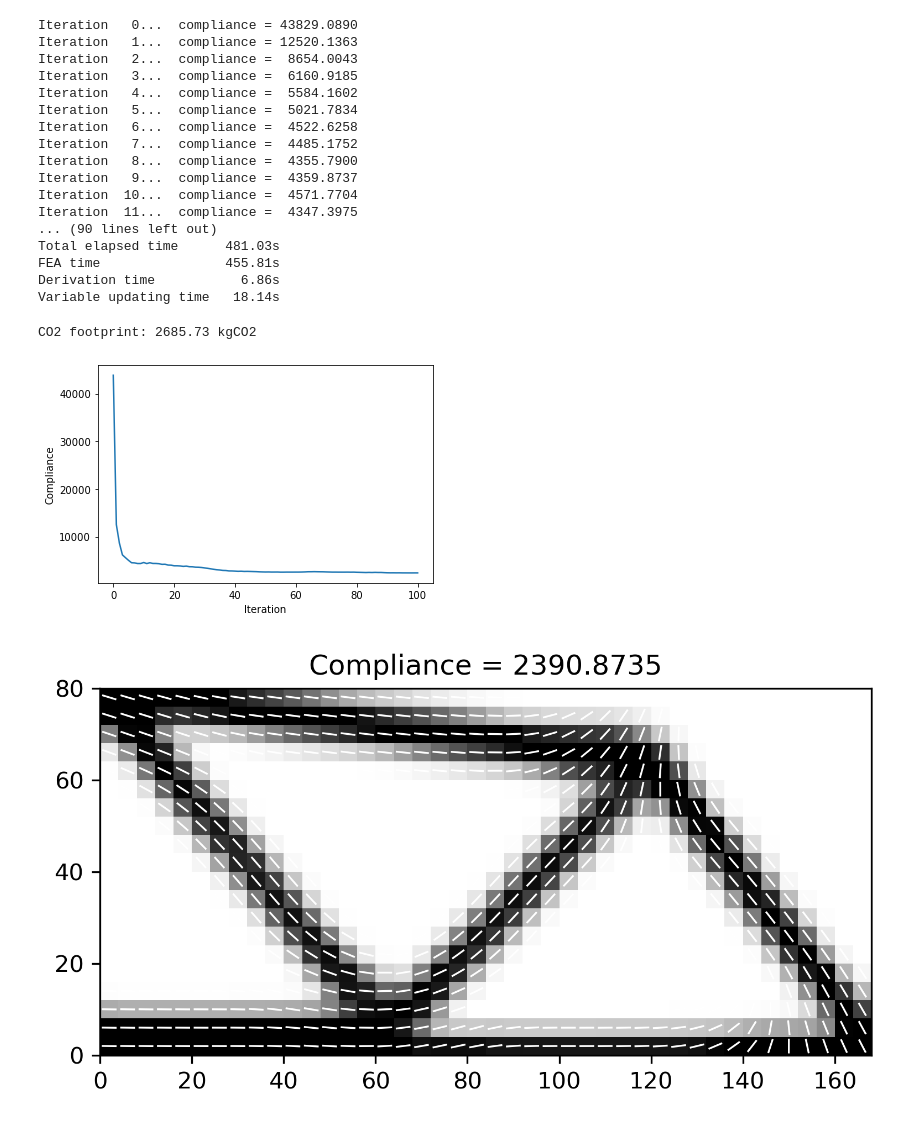
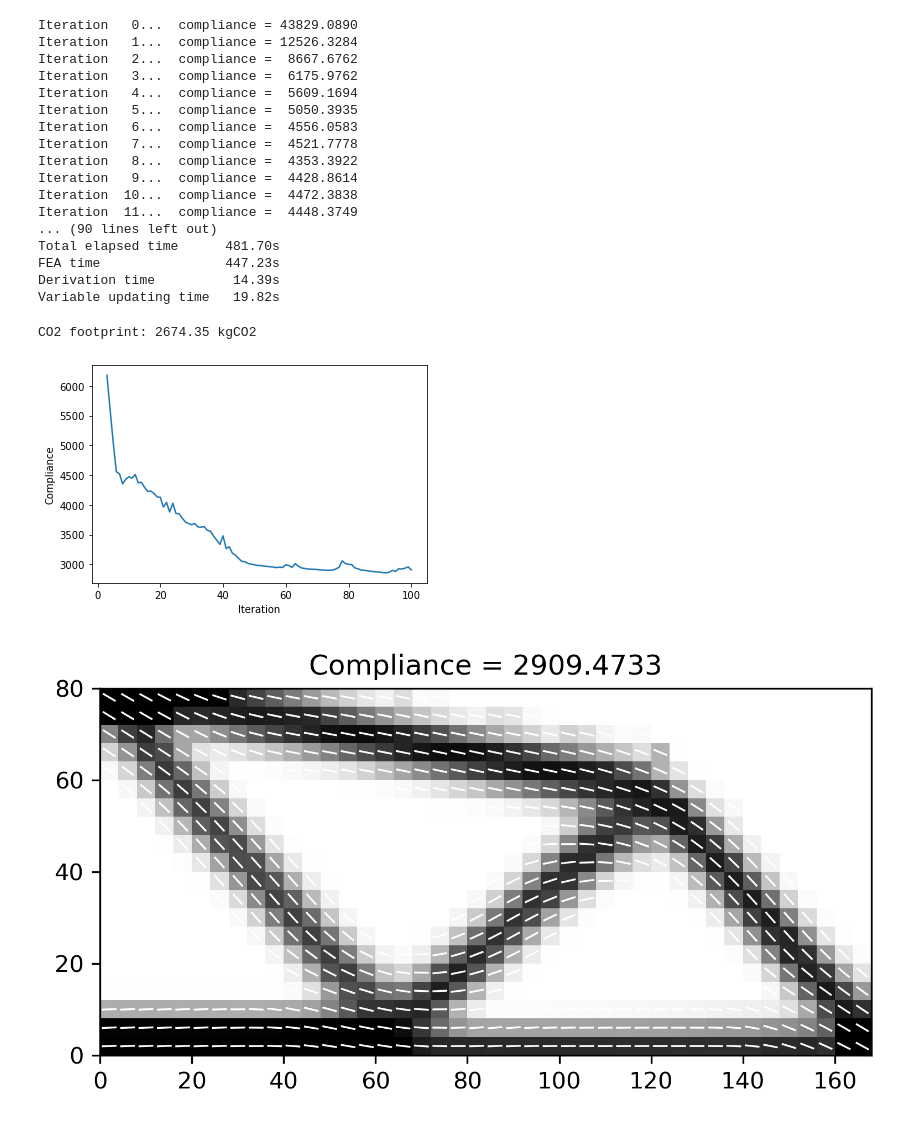
Before and after one commit to mid2SUPAERO/SOMP_Ansys, a Jupyter notebook: SimpleExample.ipynb, the cells around one changed output. Drawn from its saved outputs; the diff is of its cells as text; code cells hidden in the pictures.

```diff
--- a/SimpleExample.ipynb
+++ b/SimpleExample.ipynb
@@ -52,7 +52,7 @@ CO2mat = (rhofiber*Vfiber*CO2fiber + rhomatrix*Vmatrix*CO2matrix)/rho # kgCO2/kg
 CO2veh = 1030 * 25 * 3.83 # kg_fuel/kg_transported/year * years * kgCO2/kg_fuel = kgCO2/kg
 # %%
 solver1 = TopOpt(inputfile='mbb2d', dim='2D', jobname='2d',
-                Ex=Ex, Ey=Ey, nuxy=nuxy, nuyz=vmatrix, Gxy=Gxy, volfrac=0.3, r_rho=6, r_theta=20, theta0=50, max_iter=100)
+                Ex=Ex, Ey=Ey, nuxy=nuxy, nuyz=vmatrix, Gxy=Gxy, volfrac=0.3, r_rho=8, r_theta=20, theta0=50, max_iter=100)
 solver1.optim()
 
 print()
@@ -62,30 +62,29 @@ print('Derivation time        {:7.2f}s'.format(solver1.deriv_time))
 print('Variable updating time {:7.2f}s'.format(solver1.mma.update_time))
 # %% [output]
 Iteration   0...  compliance = 43829.0890
-Iteration   1...  compliance = 12520.1363
-Iteration   2...  compliance =  8654.0043
-Iteration   3...  compliance =  6160.9185
-Iteration   4...  compliance =  5584.1602
-Iteration   5...  compliance =  5021.7834
-Iteration   6...  compliance =  4522.6258
-Iteration   7...  compliance =  4485.1752
-Iteration   8...  compliance =  4355.7900
-Iteration   9...  compliance =  4359.8737
-Iteration  10...  compliance =  4571.7704
-Iteration  11...  compliance =  4347.3975
+Iteration   1...  compliance = 12526.3284
+Iteration   2...  compliance =  8667.6762
+Iteration   3...  compliance =  6175.9762
+Iteration   4...  compliance =  5609.1694
+Iteration   5...  compliance =  5050.3935
+Iteration   6...  compliance =  4556.0583
+Iteration   7...  compliance =  4521.7778
+Iteration   8...  compliance =  4353.3922
+Iteration   9...  compliance =  4428.8614
+Iteration  10...  compliance =  4472.3838
+Iteration  11...  compliance =  4448.3749
 ... (90 lines left out)
-Total elapsed time      481.03s
-FEA time                455.81s
-Derivation time           6.86s
-Variable updating time   18.14s
+Total elapsed time      481.70s
+FEA time                447.23s
+Derivation time          14.39s
+Variable updating time   19.82s
 # %%
 post1 = Post2D(solver1)
-post1.plot_convergence()
+post1.plot_convergence(start_iter=3)
 post1.plot()
-
 print('CO2 footprint: {:.2f} kgCO2'.format(1000 * post1.CO2_footprint(rho, CO2mat, CO2veh)))
 # %% [output]
-CO2 footprint: 2685.73 kgCO2
+CO2 footprint: 2674.35 kgCO2
-[figure, old version]
+[figure, new version]
-[figure, old version]
+[figure, new version]
 # %%
```
Also changed, not shown: parts of 3 cells of this notebook, 3 other files.
